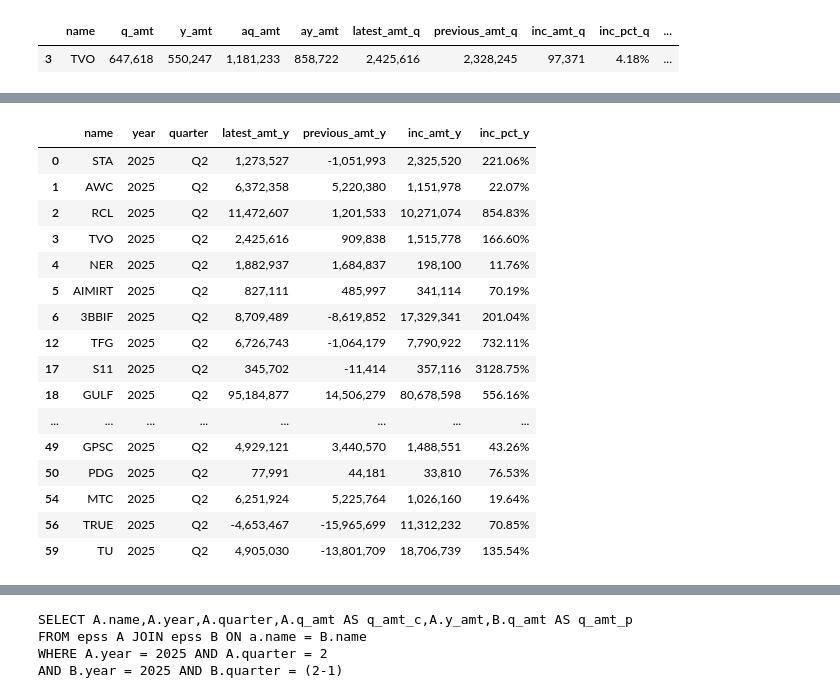
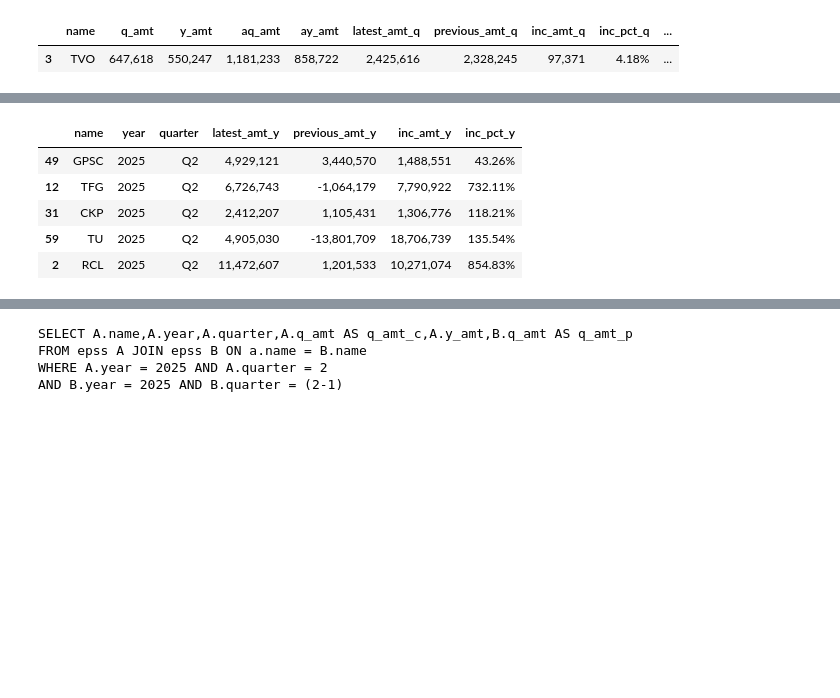
Before and after one commit to santimcs/A5, a Jupyter notebook: Quarterly/240-Create Profits Q2.ipynb, the cells around one changed output, grey strips where cells are left out. Cells and saved outputs as stored; diff of their text form; code cells hidden in the pictures; blank space fills up the shorter version.

```diff
--- a/Quarterly/240-Create Profits Q2.ipynb
+++ b/Quarterly/240-Create Profits Q2.ipynb
@@ -255,24 +233,13 @@ df_aggr.loc[criteria_2, cols].sort_values(by=["name"], ascending=True).style.for
 # %%
 criteria_3 = df_aggr.inc_pct_y >= 10.00
-df_aggr.loc[criteria_3, cols].style.format(format_dict)
+df_aggr.loc[criteria_3, cols].sample(5).style.format(format_dict)
 # %% [output]
 |  | name | year | quarter | latest_amt_y | previous_amt_y | inc_amt_y | inc_pct_y |
-| 0 | STA | 2025 | Q2 | 1,273,527 | -1,051,993 | 2,325,520 | 221.06% |
-| 1 | AWC | 2025 | Q2 | 6,372,358 | 5,220,380 | 1,151,978 | 22.07% |
+| 49 | GPSC | 2025 | Q2 | 4,929,121 | 3,440,570 | 1,488,551 | 43.26% |
+| 12 | TFG | 2025 | Q2 | 6,726,743 | -1,064,179 | 7,790,922 | 732.11% |
+| 31 | CKP | 2025 | Q2 | 2,412,207 | 1,105,431 | 1,306,776 | 118.21% |
+| 59 | TU | 2025 | Q2 | 4,905,030 | -13,801,709 | 18,706,739 | 135.54% |
 | 2 | RCL | 2025 | Q2 | 11,472,607 | 1,201,533 | 10,271,074 | 854.83% |
-| 3 | TVO | 2025 | Q2 | 2,425,616 | 909,838 | 1,515,778 | 166.60% |
-| 4 | NER | 2025 | Q2 | 1,882,937 | 1,684,837 | 198,100 | 11.76% |
-| 5 | AIMIRT | 2025 | Q2 | 827,111 | 485,997 | 341,114 | 70.19% |
-| 6 | 3BBIF | 2025 | Q2 | 8,709,489 | -8,619,852 | 17,329,341 | 201.04% |
-| 12 | TFG | 2025 | Q2 | 6,726,743 | -1,064,179 | 7,790,922 | 732.11% |
-| 17 | S11 | 2025 | Q2 | 345,702 | -11,414 | 357,116 | 3128.75% |
-| 18 | GULF | 2025 | Q2 | 95,184,877 | 14,506,279 | 80,678,598 | 556.16% |
-| ... | ... | ... | ... | ... | ... | ... | ... |
-| 49 | GPSC | 2025 | Q2 | 4,929,121 | 3,440,570 | 1,488,551 | 43.26% |
-| 50 | PDG | 2025 | Q2 | 77,991 | 44,181 | 33,810 | 76.53% |
-| 54 | MTC | 2025 | Q2 | 6,251,924 | 5,225,764 | 1,026,160 | 19.64% |
-| 56 | TRUE | 2025 | Q2 | -4,653,467 | -15,965,699 | 11,312,232 | 70.85% |
-| 59 | TU | 2025 | Q2 | 4,905,030 | -13,801,709 | 18,706,739 | 135.54% |
 # %%
 criteria_4 = (df_aggr.q_amt > df_aggr.y_amt)
 colt = 'name q_amt y_amt inc_amt_q inc_pct_q'.split()
```
Also changed, not shown: parts of 24 cells of this notebook.
